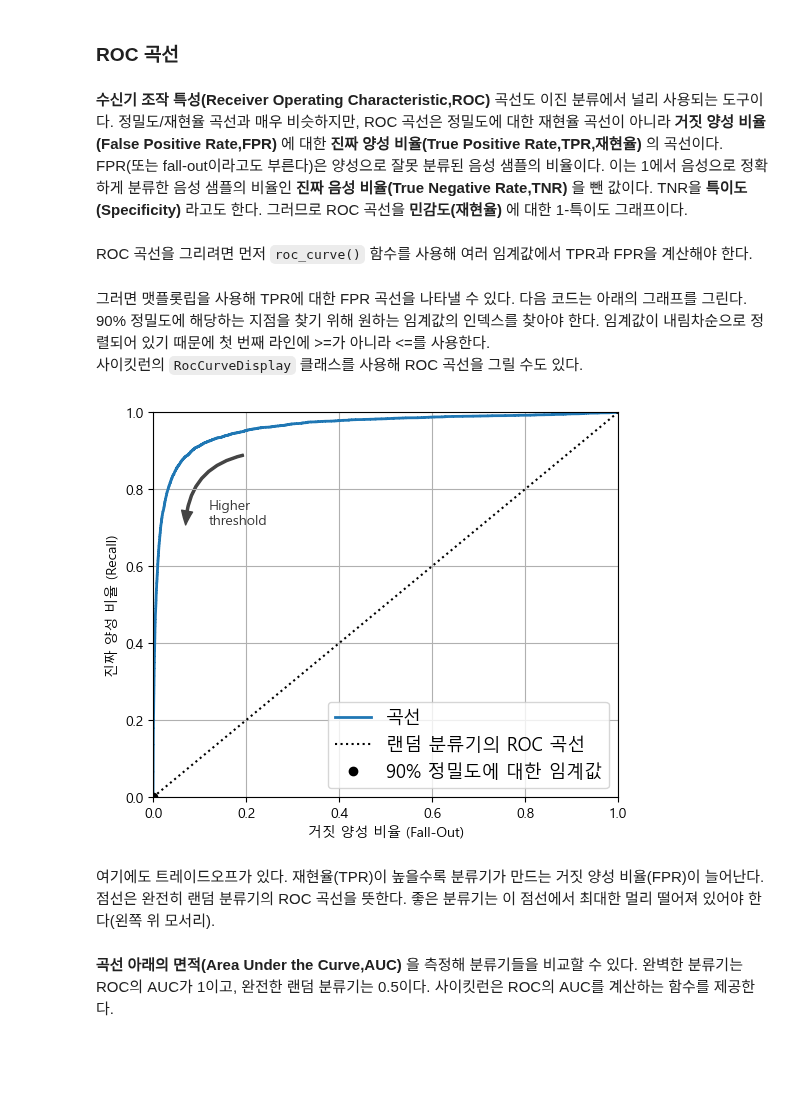
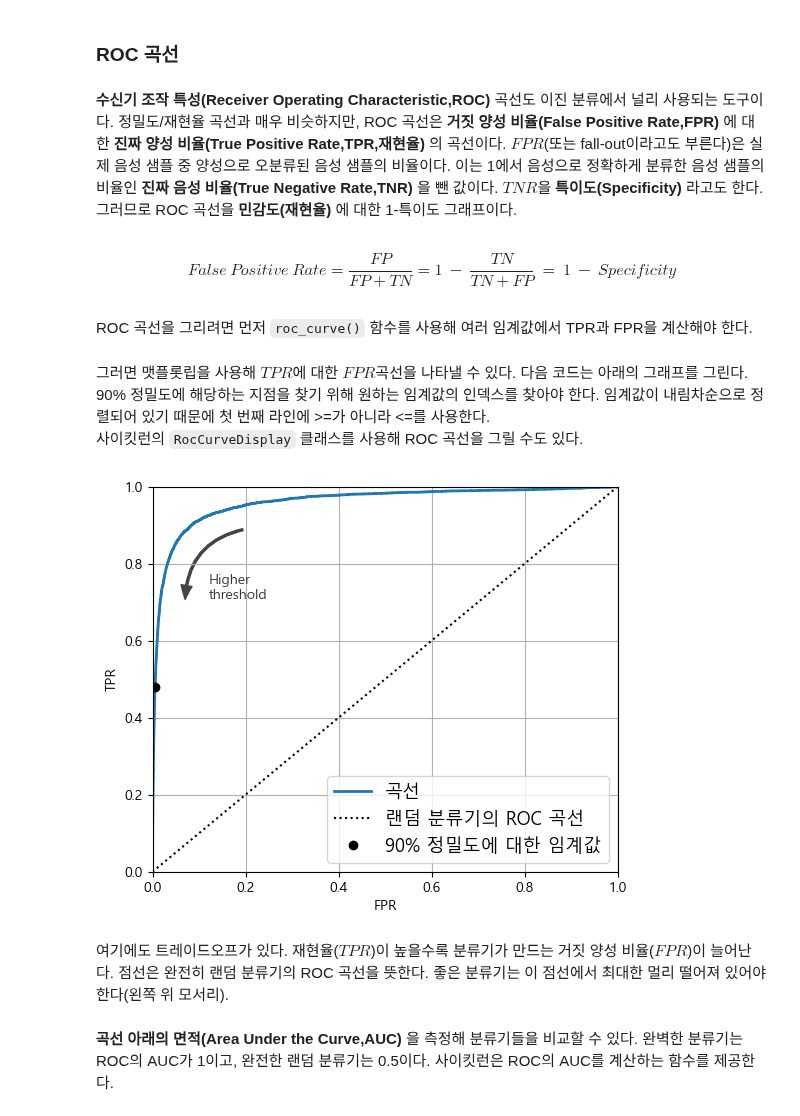
Before and after one commit to csw0625/Python_ML, a Jupyter notebook: Ch03.Classification.ipynb, the cells around one changed output. Drawn from its saved outputs; the diff is of its cells as text; code cells hidden in the pictures; blank space fills up the shorter version.

```diff
--- a/Ch03.Classification.ipynb
+++ b/Ch03.Classification.ipynb
@@ -330,7 +352,11 @@ print(recall_at_90_precision)
 # %% [markdown]
 ### ROC 곡선
 # %% [markdown]
-**수신기 조작 특성(Receiver Operating Characteristic,ROC)** 곡선도 이진 분류에서 널리 사용되는 도구이다. 정밀도/재현율 곡선과 매우 비슷하지만, ROC 곡선은 정밀도에 대한 재현율 곡선이 아니라 **거짓 양성 비율(False Positive Rate,FPR)** 에 대한 **진짜 양성 비율(True Positive Rate,TPR,재현율)** 의 곡선이다. FPR(또는 fall-out이라고도 부른다)은 양성으로 잘못 분류된 음성 샘플의 비율이다. 이는 1에서 음성으로 정확하게 분류한 음성 샘플의 비율인 **진짜 음성 비율(True Negative Rate,TNR)** 을 뺀 값이다. TNR을 **특이도(Specificity)** 라고도 한다. 그러므로 ROC 곡선을 **민감도(재현율)** 에 대한 1-특이도 그래프이다.
+**수신기 조작 특성(Receiver Operating Characteristic,ROC)** 곡선도 이진 분류에서 널리 사용되는 도구이다. 정밀도/재현율 곡선과 매우 비슷하지만, ROC 곡선은 **거짓 양성 비율(False Positive Rate,FPR)** 에 대한 **진짜 양성 비율(True Positive Rate,TPR,재현율)** 의 곡선이다. $FPR$(또는 fall-out이라고도 부른다)은 실제 음성 샘플 중 양성으로 오분류된 음성 샘플의 비율이다. 이는 1에서 음성으로 정확하게 분류한 음성 샘플의 비율인 **진짜 음성 비율(True Negative Rate,TNR)** 을 뺀 값이다. $TNR$을 **특이도(Specificity)** 라고도 한다. 그러므로 ROC 곡선을 **민감도(재현율)** 에 대한 1-특이도 그래프이다.
+# %% [markdown]
+$$
+False\ Positive\ Rate = \frac{FP}{FP+TN} = 1\ -\ \frac{TN}{TN+FP}\ =\ 1\ -\ Specificity
+$$
 # %% [markdown]
 ROC 곡선을 그리려면 먼저 `roc_curve()` 함수를 사용해 여러 임계값에서 TPR과 FPR을 계산해야 한다.
 # %%
@@ -338,34 +364,34 @@ from sklearn.metrics import roc_curve
 
 fpr, tpr, thresholds = roc_curve(y_train_5,y_scores)
 # %% [markdown]
-그러면 맷플롯립을 사용해 TPR에 대한 FPR 곡선을 나타낼 수 있다. 다음 코드는 아래의 그래프를 그린다. 90% 정밀도에 해당하는 지점을 찾기 위해 원하는 임계값의 인덱스를 찾아야 한다. 임계값이 내림차순으로 정렬되어 있기 때문에 첫 번째 라인에 >=가 아니라 <=를 사용한다.
+그러면 맷플롯립을 사용해 $TPR$에 대한 $FPR$곡선을 나타낼 수 있다. 다음 코드는 아래의 그래프를 그린다. 90% 정밀도에 해당하는 지점을 찾기 위해 원하는 임계값의 인덱스를 찾아야 한다. 임계값이 내림차순으로 정렬되어 있기 때문에 첫 번째 라인에 >=가 아니라 <=를 사용한다.
 사이킷런의 `RocCurveDisplay` 클래스를 사용해 ROC 곡선을 그릴 수도 있다.
 # %%
-idx_for_threshold_at_90 = (threshold <= threshold_for_90_precision).argmax()
+idx_for_threshold_at_90 = (thresholds <= threshold_for_90_precision).argmax()
 tpr_90, fpr_90 = tpr[idx_for_threshold_at_90], fpr[idx_for_threshold_at_90]
 
 plt.figure(figsize=(6, 5))
 plt.plot(fpr, tpr, linewidth=2, label="곡선")
 plt.plot([0, 1], [0, 1], 'k:', label="랜덤 분류기의 ROC 곡선")
 plt.plot([fpr_90], [tpr_90], "ko", label="90% 정밀도에 대한 임계값")
 
 plt.gca().add_patch(patches.FancyArrowPatch(
     (0.20, 0.89), (0.07, 0.70),
     connectionstyle="arc3,rad=.4",
     arrowstyle="Simple, tail_width=1.5, head_width=8, head_length=10",
     color="#444444"))
 plt.text(0.12, 0.71, "Higher\nthreshold", color="#333333")
-plt.xlabel('거짓 양성 비율 (Fall-Out)')
-plt.ylabel('진짜 양성 비율 (Recall)')
+plt.xlabel('FPR')
+plt.ylabel('TPR')
 plt.grid()
 plt.axis([0, 1, 0, 1])
 plt.legend(loc="lower right", fontsize=13)
 
 plt.show()
 # %% [output]
-[figure, old version]
+[figure, new version]
 # %% [markdown]
-여기에도 트레이드오프가 있다. 재현율(TPR)이 높을수록 분류기가 만드는 거짓 양성 비율(FPR)이 늘어난다. 점선은 완전히 랜덤 분류기의 ROC 곡선을 뜻한다. 좋은 분류기는 이 점선에서 최대한 멀리 떨어져 있어야 한다(왼쪽 위 모서리).
+여기에도 트레이드오프가 있다. 재현율($TPR$)이 높을수록 분류기가 만드는 거짓 양성 비율($FPR$)이 늘어난다. 점선은 완전히 랜덤 분류기의 ROC 곡선을 뜻한다. 좋은 분류기는 이 점선에서 최대한 멀리 떨어져 있어야 한다(왼쪽 위 모서리).
 # %% [markdown]
 **곡선 아래의 면적(Area Under the Curve,AUC)** 을 측정해 분류기들을 비교할 수 있다. 완벽한 분류기는 ROC의 AUC가 1이고, 완전한 랜덤 분류기는 0.5이다. 사이킷런은 ROC의 AUC를 계산하는 함수를 제공한다.
 # %%
```
Also changed, not shown: parts of 24 cells of this notebook.
